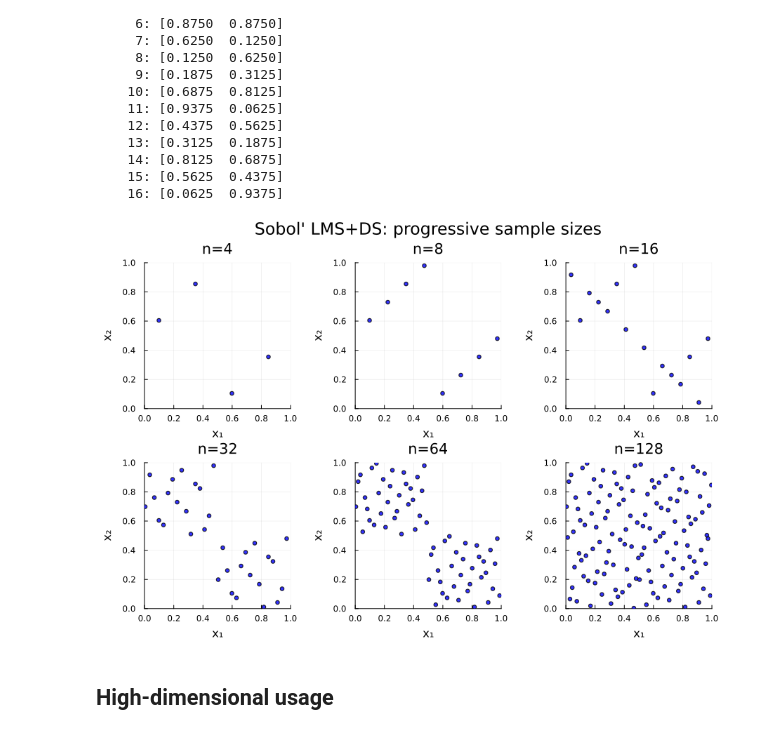
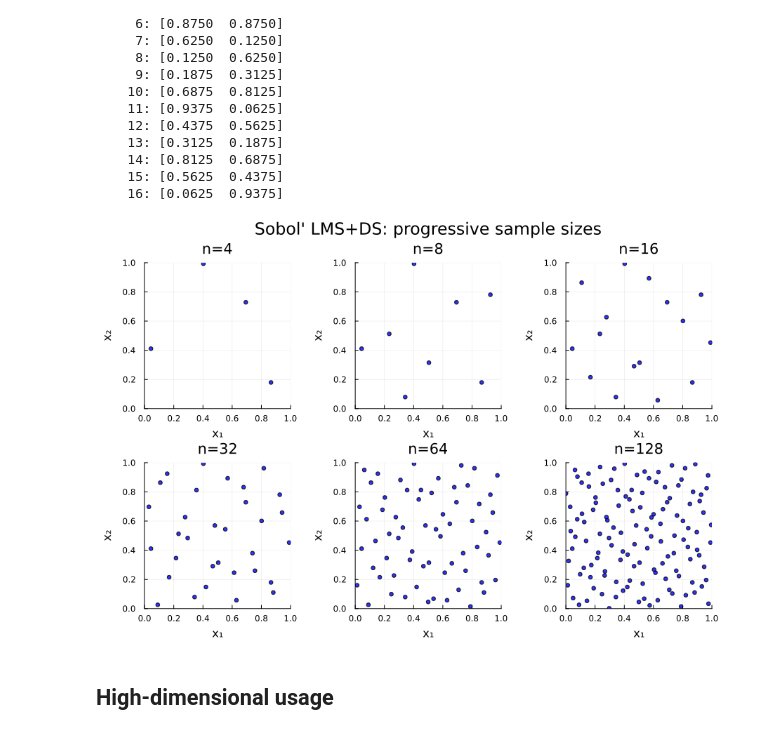
Before and after one commit to QMCSoftware/QMC.jl, a Jupyter notebook: demos/digital_net_b2.ipynb, the cells around one changed output. Drawn from its saved outputs; the diff is of its cells as text; code cells hidden in the pictures.

Commit message:
Update notebooks and fix wrong digital net plots in vectorized_qmc.ipynb

```diff
--- a/demos/digital_net_b2.ipynb
+++ b/demos/digital_net_b2.ipynb
@@ -213,22 +213,22 @@ Deterministic Sobol' Points (no randomization)
 # %%
 if HAVE_PLOTS
     ns_grid = [4, 8, 16, 32, 64, 128]
     grid_plts = []
     for n in ns_grid
-        dn_p = DigitalNetB2(2; randomize="LMS_DS", seed=7)
+        dn_p = DigitalNetB2(2; randomize="LMS_DS", seed=7, t=63)
         x_p = gen_samples(dn_p, n)
         local p = scatter(x_p[:, 1], x_p[:, 2];
             markersize=3, alpha=0.8, color=:blue, label=nothing,
             xlabel="x₁", ylabel="x₂",
             title="n=$n",
             xlims=(0, 1), ylims=(0, 1), aspect_ratio=:equal)
         push!(grid_plts, p)
     end
     display(plot(grid_plts...; layout=(2, 3), size=(900, 600),
         plot_title="Sobol' LMS+DS: progressive sample sizes"))
 end
 # %% [output]
-[figure, old version]
+[figure, new version]
 # %% [markdown]
 ## High-dimensional usage
 # %%
```
Also changed, not shown: parts of 1 cell of this notebook, 41 other files.
